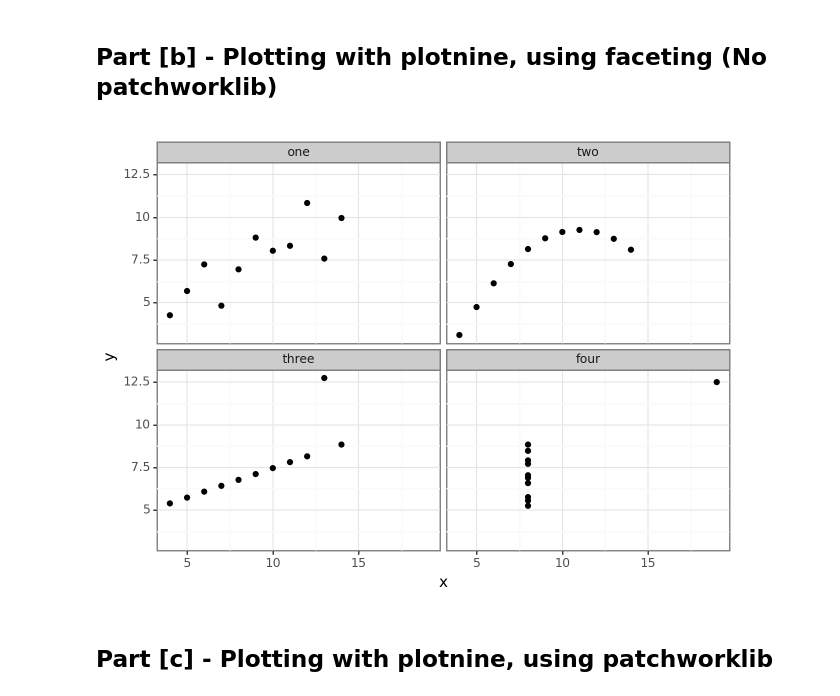
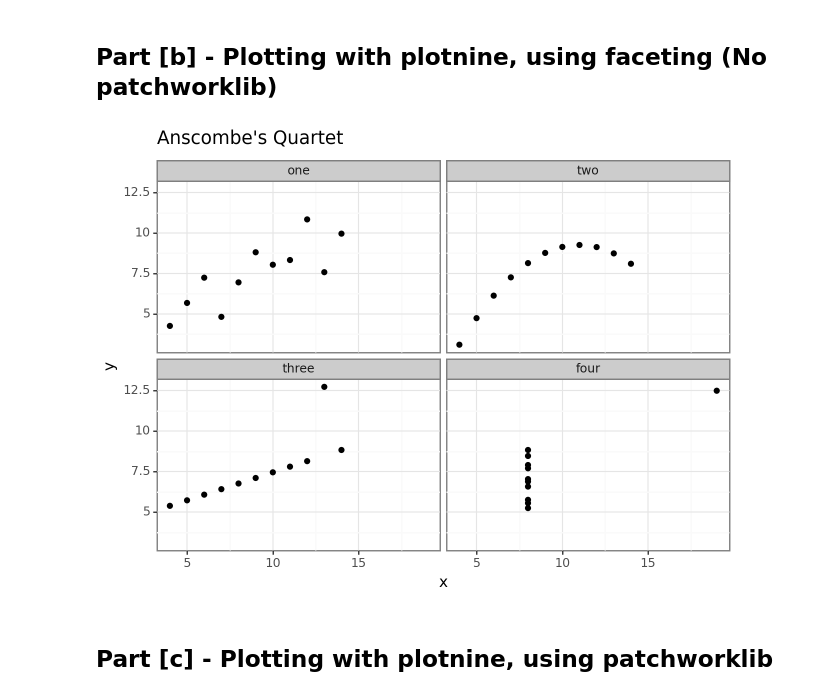
Before and after one commit to dg3358/Columbia-ACTU-5841, a Jupyter notebook: Assignment 2/Assignment-2.ipynb, the cells around one changed output. Drawn from its saved outputs; the diff is of its cells as text; code cells hidden in the pictures.

```diff
--- a/Assignment 2/Assignment-2.ipynb
+++ b/Assignment 2/Assignment-2.ipynb
@@ -46,27 +46,27 @@ plt.show()
 # %%
 #Create new dataframe with classes identifying dataset
 
 #create labels for datapoints
 labels = np.hstack((np.array(['one'] * len(data["x1"].values)), np.array(['two'] * len(data["x2"].values)),\
                     np.array(['three'] * len(data["x3"].values)), np.array(['four'] * len(data["x4"].values))))
 #Stack x and y values
 x = np.hstack((data["x1"].values, data["x2"].values, data["x3"].values, data["x4"].values))
 
 y = np.hstack((data["y1"].values, data["y2"].values, data["y3"].values, data["y4"].values))
 
 #create new dataframe
 labeled_data = pd.DataFrame(np.vstack((labels, x, y)).T, columns = ["Labels", "x", "y"])
 
 #Order Category Labels and cast x,y as floats
 labeled_data['Labels'] = pd.Categorical(labeled_data['Labels'], ordered = True, categories = ['one', 'two', 'three', 'four'])
 labeled_data['x'] = labeled_data['x'].astype(float)
 labeled_data['y'] = labeled_data['y'].astype(float)
 
 #plot method
 bplot = ggplot(labeled_data, aes('x', 'y')) + geom_point() + facet_wrap('~Labels') +\
-theme_bw()
+labs(title = "Anscombe's Quartet") + theme_bw()
 print(bplot)
 # %% [output]
-[figure, old version]
+[figure, new version]
 # %% [markdown]
 ## Part [c] - Plotting with plotnine, using patchworklib
```
Also changed, not shown: parts of 1 cell of this notebook.
